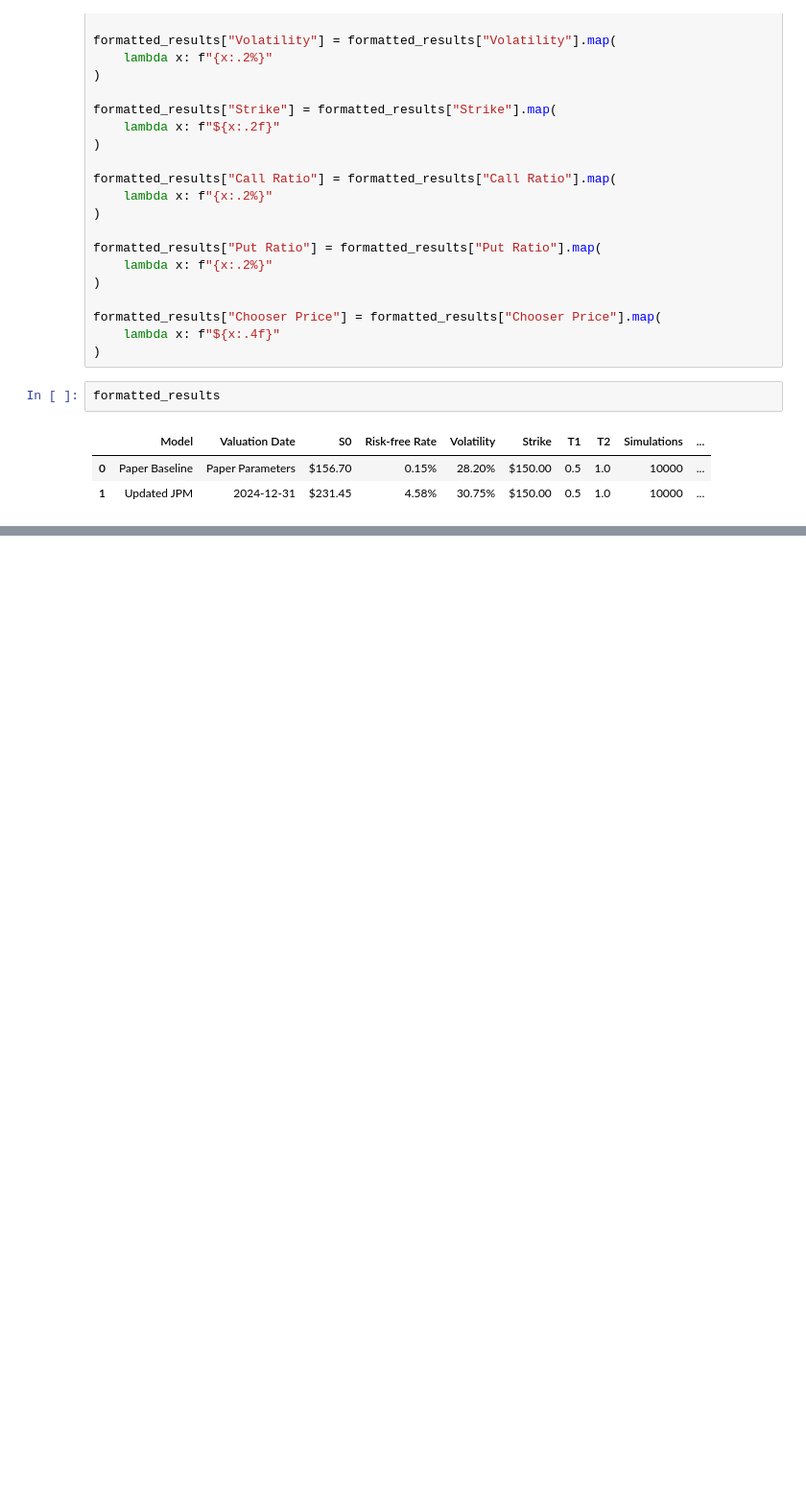
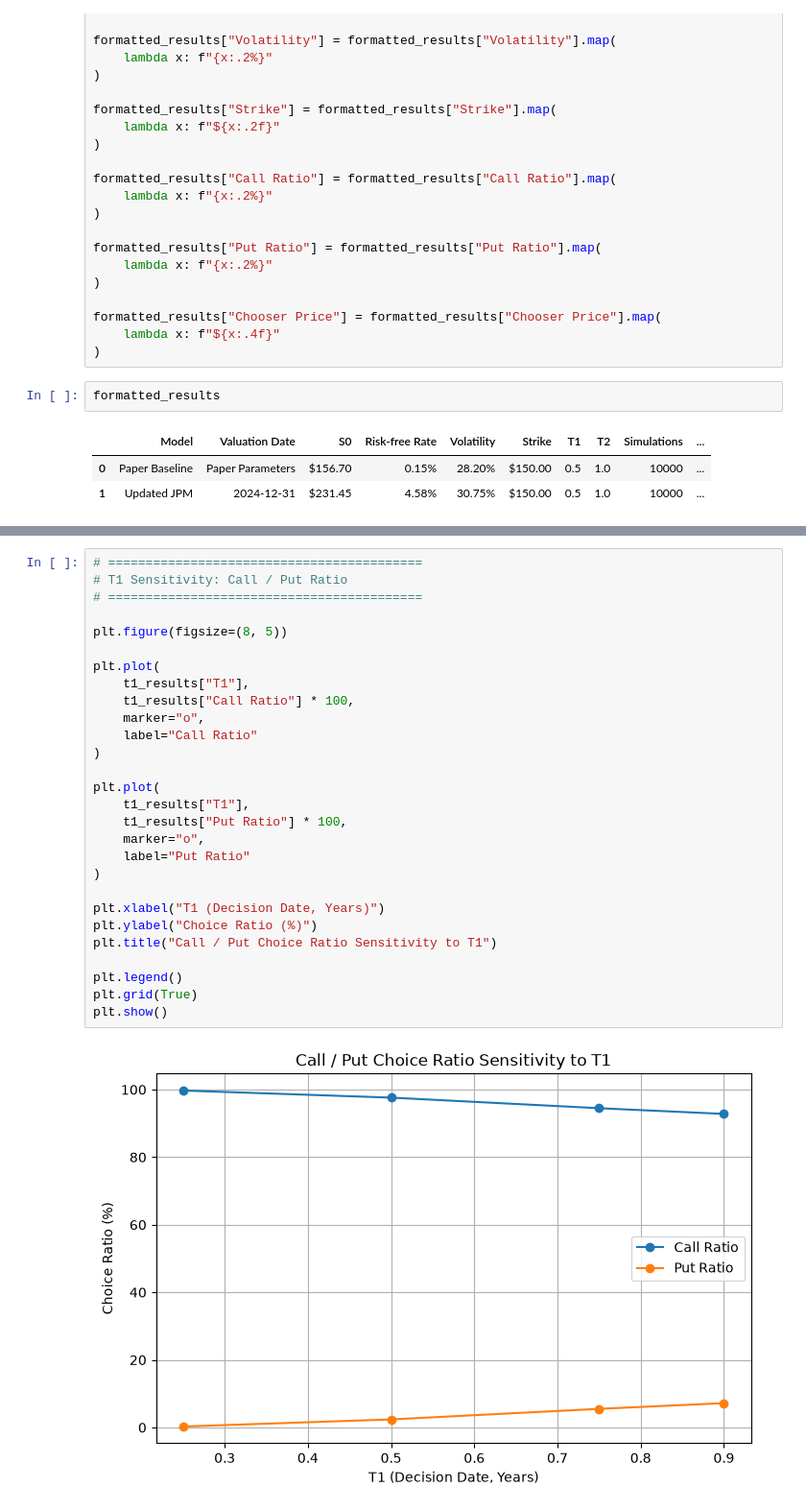
Before and after one commit to frank1123385/chooser-option-pricing, a Jupyter notebook: notebooks/Week3_BSM_Chooser_Validation.ipynb, the cells around one changed output, grey strips where cells are left out. Shown at 96% size. Cells and saved outputs as stored; diff of their text form; blank space fills up the shorter version.

```diff
--- a/notebooks/Week3_BSM_Chooser_Validation.ipynb
+++ b/notebooks/Week3_BSM_Chooser_Validation.ipynb
@@ -460,3 +530,33 @@ formatted_results
+# %%
+# ==========================================
+# T1 Sensitivity: Call / Put Ratio
+# ==========================================
+
+plt.figure(figsize=(8, 5))
+
+plt.plot(
+    t1_results["T1"],
+    t1_results["Call Ratio"] * 100,
+    marker="o",
+    label="Call Ratio"
+)
+
+plt.plot(
+    t1_results["T1"],
+    t1_results["Put Ratio"] * 100,
+    marker="o",
+    label="Put Ratio"
+)
+
+plt.xlabel("T1 (Decision Date, Years)")
+plt.ylabel("Choice Ratio (%)")
+plt.title("Call / Put Choice Ratio Sensitivity to T1")
+
+plt.legend()
+plt.grid(True)
+plt.show()
+# %% [output]
+[figure, added]
 # %% [markdown]
 # Week 3 Conclusion
 
```
Also changed, not shown: parts of 3 cells of this notebook, 7 other files.
